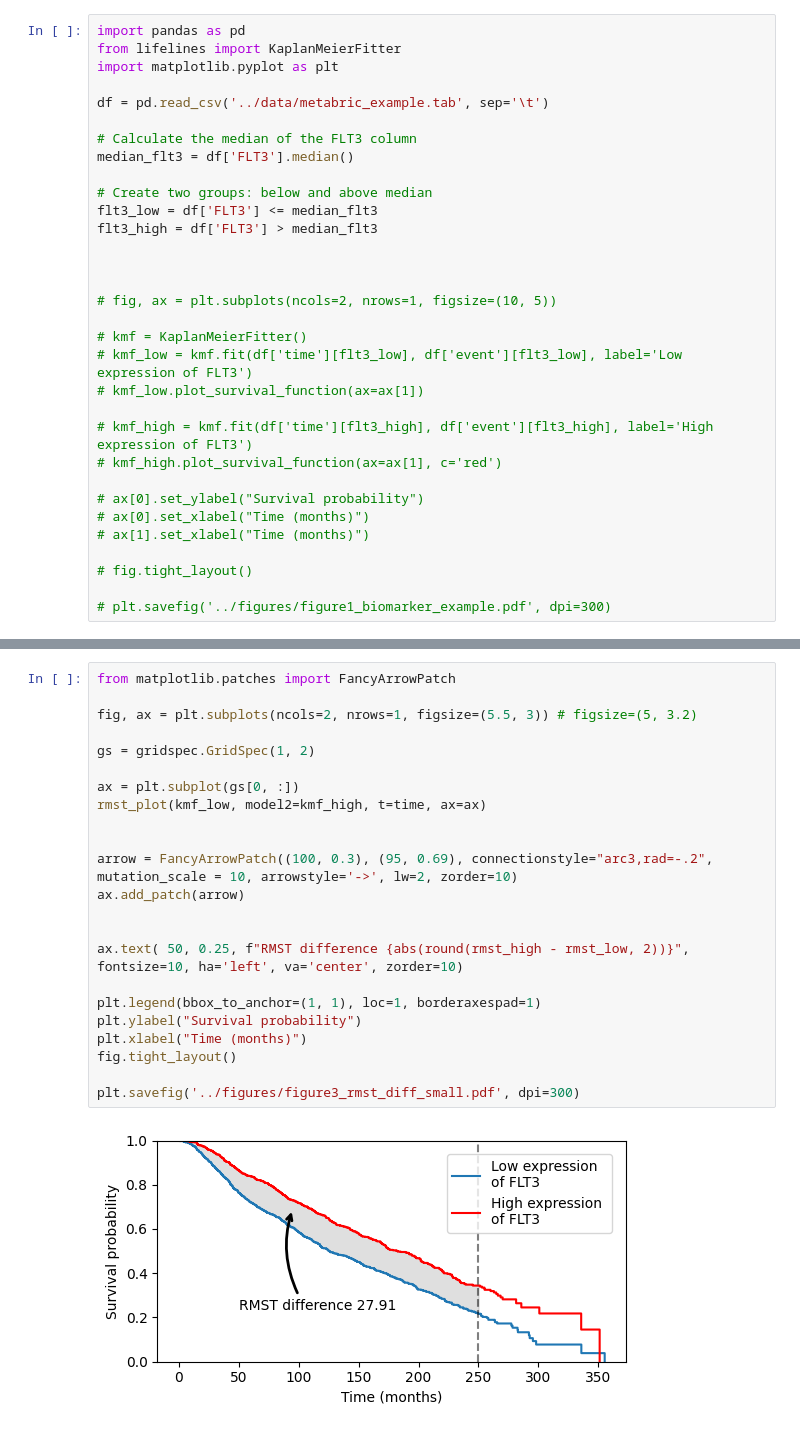
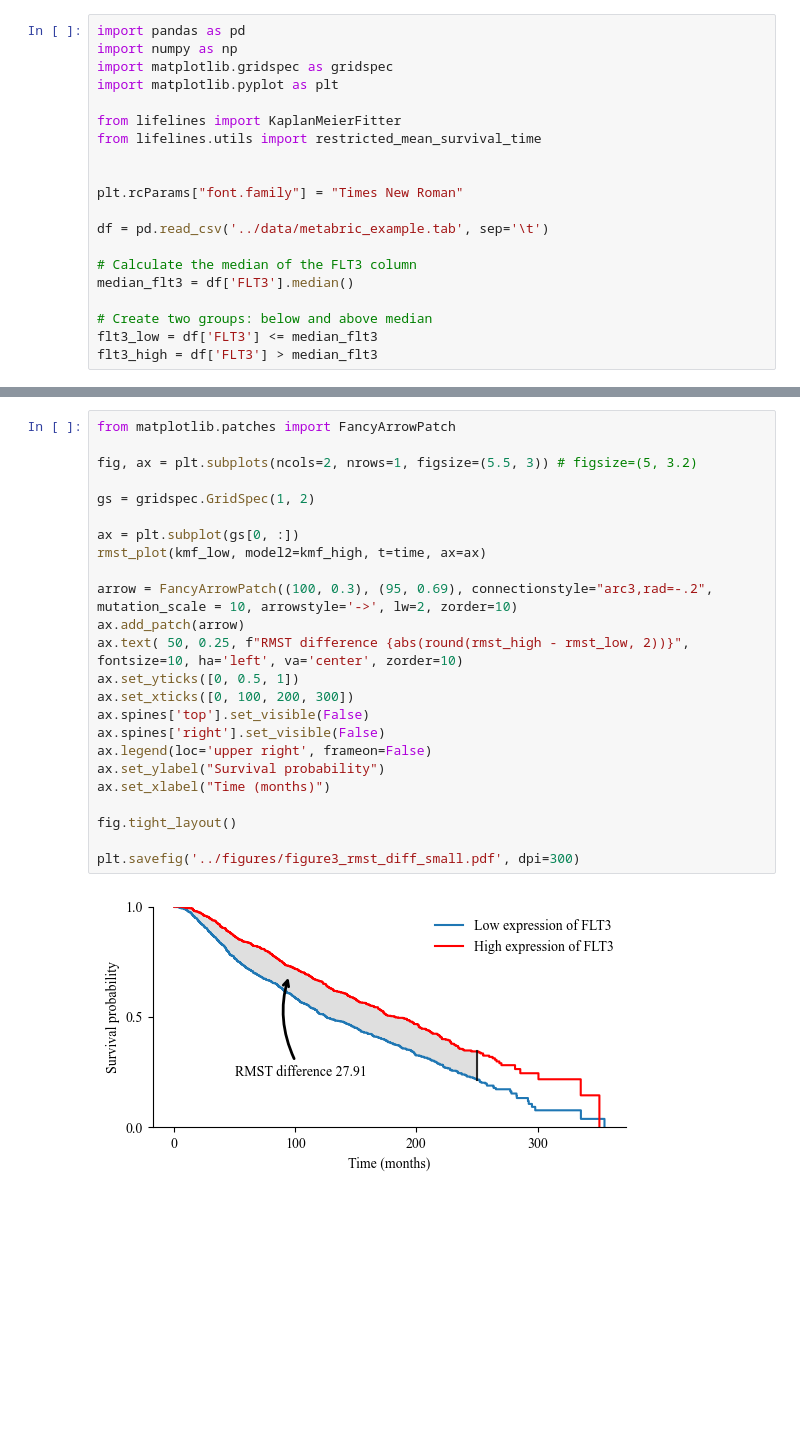
Before and after one commit to biolab/Discovery-Science-2023, a Jupyter notebook: notebooks/2.0-figure2-3.ipynb, the cells around one changed output, grey strips where cells are left out. Drawn from its saved outputs; the diff is of its cells as text; blank space fills up the shorter version.

```diff
--- a/notebooks/2.0-figure2-3.ipynb
+++ b/notebooks/2.0-figure2-3.ipynb
@@ -1,7 +1,14 @@
 # %%
 import pandas as pd
+import numpy as np
+import matplotlib.gridspec as gridspec
+import matplotlib.pyplot as plt
+
 from lifelines import KaplanMeierFitter
-import matplotlib.pyplot as plt
+from lifelines.utils import restricted_mean_survival_time
+
+
+plt.rcParams["font.family"] = "Times New Roman"
 
 df = pd.read_csv('../data/metabric_example.tab', sep='\t')
 
@@ -11,23 +18,4 @@ median_flt3 = df['FLT3'].median()
 # Create two groups: below and above median
 flt3_low = df['FLT3'] <= median_flt3
 flt3_high = df['FLT3'] > median_flt3
-
-
-
-# fig, ax = plt.subplots(ncols=2, nrows=1, figsize=(10, 5))
-
-# kmf = KaplanMeierFitter()
-# kmf_low = kmf.fit(df['time'][flt3_low], df['event'][flt3_low], label='Low expression of FLT3')
-# kmf_low.plot_survival_function(ax=ax[1])
-
-# kmf_high = kmf.fit(df['time'][flt3_high], df['event'][flt3_high], label='High expression of FLT3')
-# kmf_high.plot_survival_function(ax=ax[1], c='red')
-
-# ax[0].set_ylabel("Survival probability")
-# ax[0].set_xlabel("Time (months)")
-# ax[1].set_xlabel("Time (months)")
-
-# fig.tight_layout()
-
-# plt.savefig('../figures/figure1_biomarker_example.pdf', dpi=300)
 # %%
@@ -176,25 +125,26 @@ plt.savefig('../figures/figure2_rmst.pdf', dpi=300)
 # %%
 from matplotlib.patches import FancyArrowPatch
 
 fig, ax = plt.subplots(ncols=2, nrows=1, figsize=(5.5, 3)) # figsize=(5, 3.2)
 
 gs = gridspec.GridSpec(1, 2)
 
 ax = plt.subplot(gs[0, :])
 rmst_plot(kmf_low, model2=kmf_high, t=time, ax=ax)
 
-
 arrow = FancyArrowPatch((100, 0.3), (95, 0.69), connectionstyle="arc3,rad=-.2", mutation_scale = 10, arrowstyle='->', lw=2, zorder=10)
 ax.add_patch(arrow)
+ax.text( 50, 0.25, f"RMST difference {abs(round(rmst_high - rmst_low, 2))}", fontsize=10, ha='left', va='center', zorder=10)
+ax.set_yticks([0, 0.5, 1])
+ax.set_xticks([0, 100, 200, 300])
+ax.spines['top'].set_visible(False)
+ax.spines['right'].set_visible(False)
+ax.legend(loc='upper right', frameon=False)
+ax.set_ylabel("Survival probability")
+ax.set_xlabel("Time (months)")
 
-
-ax.text( 50, 0.25, f"RMST difference {abs(round(rmst_high - rmst_low, 2))}", fontsize=10, ha='left', va='center', zorder=10)
-
-plt.legend(bbox_to_anchor=(1, 1), loc=1, borderaxespad=1)
-plt.ylabel("Survival probability")
-plt.xlabel("Time (months)")
 fig.tight_layout()
 
 plt.savefig('../figures/figure3_rmst_diff_small.pdf', dpi=300)
 # %% [output]
-[figure, old version]
+[figure, new version]
```
Also changed, not shown: parts of 1 cell of this notebook, 6 other files.
